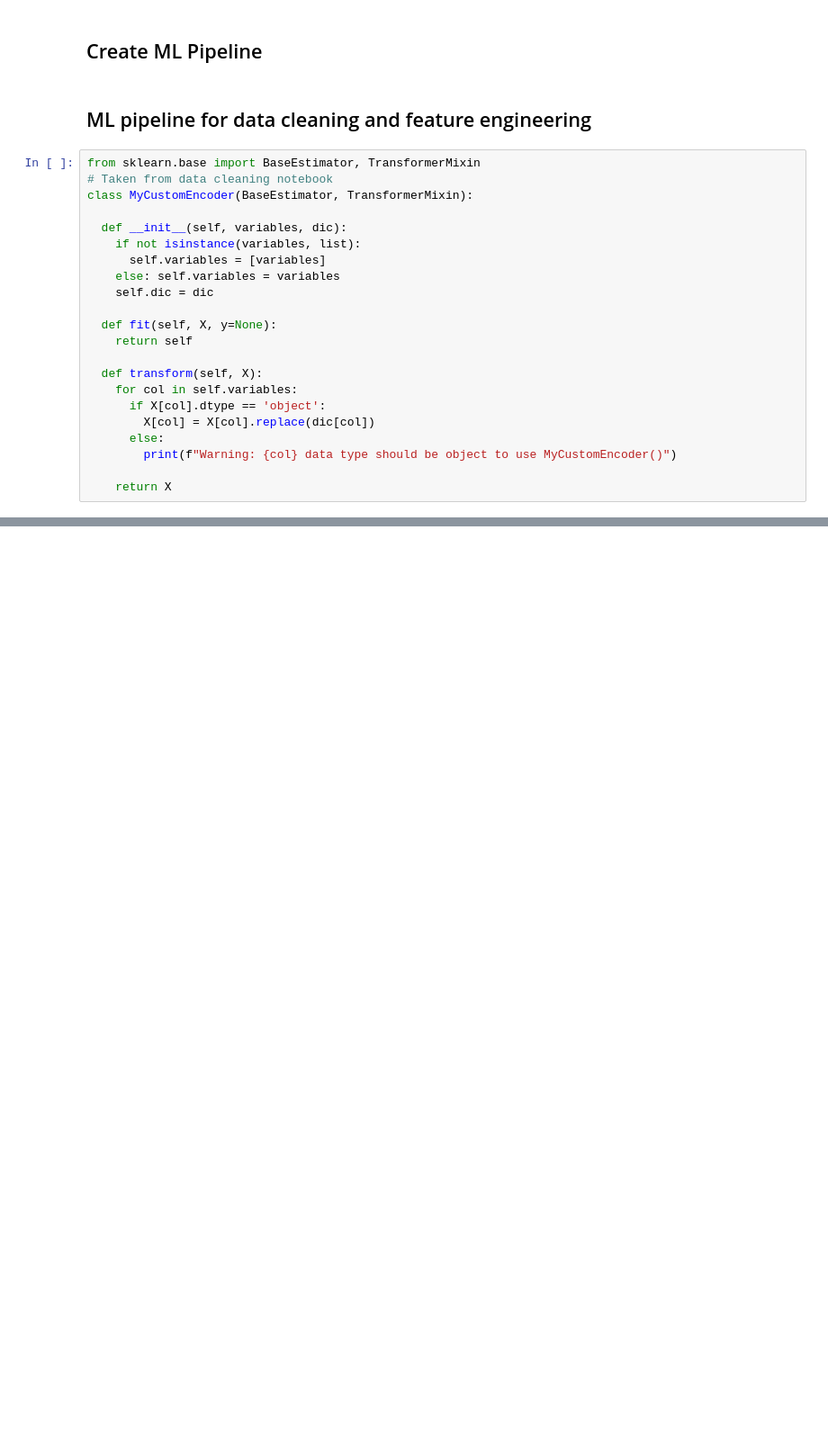
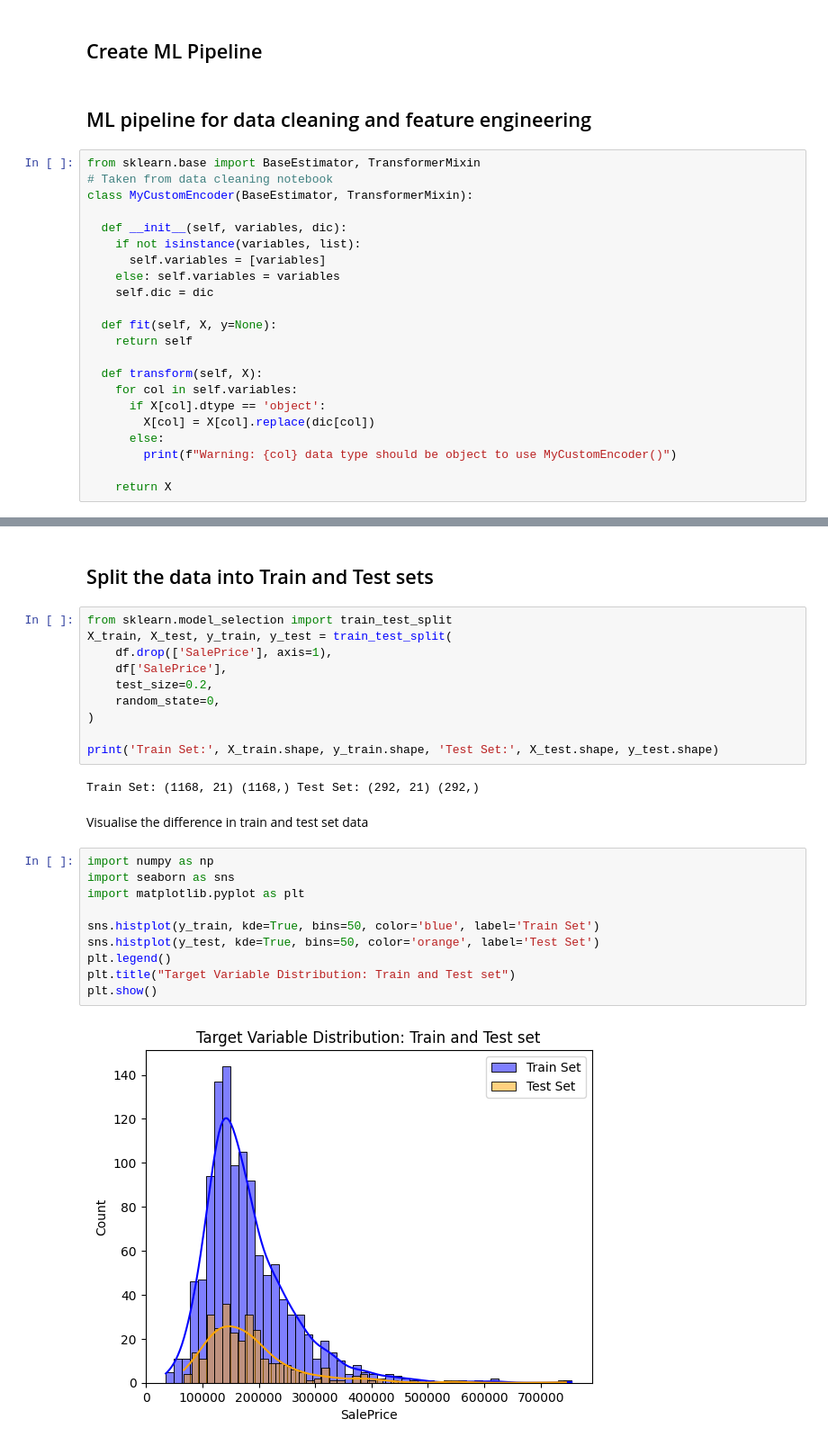
Before and after one commit to James-Burch/PP5-ML-PROJECT, a Jupyter notebook: jupyter_notebooks/5.Modeling and Evaluation - Predict House Price.ipynb, the cells around one changed output, grey strips where cells are left out. Shown at 90% size. Drawn from its saved outputs; the diff is of its cells as text; blank space fills up the shorter version.

Commit message:
Begin hyperparameter optimisation split train and test set begin grid search CV

```diff
--- a/jupyter_notebooks/5.Modeling and Evaluation - Predict House Price.ipynb
+++ b/jupyter_notebooks/5.Modeling and Evaluation - Predict House Price.ipynb
@@ -99,0 +183,28 @@ from feature_engine.selection import SmartCorrelatedSelection
+# %% [markdown]
+## Split the data into Train and Test sets
+# %%
+from sklearn.model_selection import train_test_split
+X_train, X_test, y_train, y_test = train_test_split(
+    df.drop(['SalePrice'], axis=1),
+    df['SalePrice'],
+    test_size=0.2,
+    random_state=0,
+)
+
+print('Train Set:', X_train.shape, y_train.shape, 'Test Set:', X_test.shape, y_test.shape)
+# %% [output]
+Train Set: (1168, 21) (1168,) Test Set: (292, 21) (292,)
+# %% [markdown]
+Visualise the difference in train and test set data
+# %%
+import numpy as np
+import seaborn as sns
+import matplotlib.pyplot as plt
+
+sns.histplot(y_train, kde=True, bins=50, color='blue', label='Train Set')
+sns.histplot(y_test, kde=True, bins=50, color='orange', label='Test Set')
+plt.legend()
+plt.title("Target Variable Distribution: Train and Test set")
+plt.show()
+# %% [output]
+[figure, added]
```
Also changed, not shown: parts of 17 cells of this notebook.
